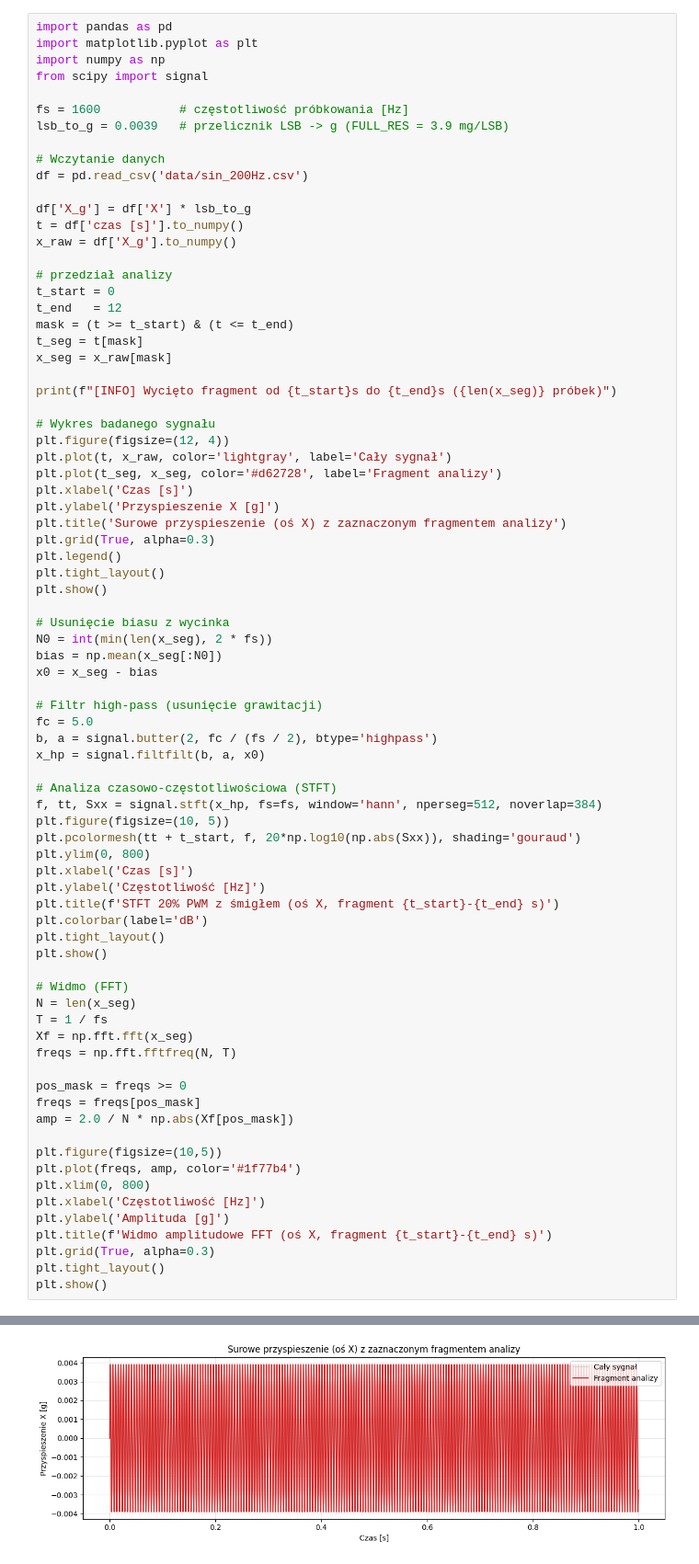
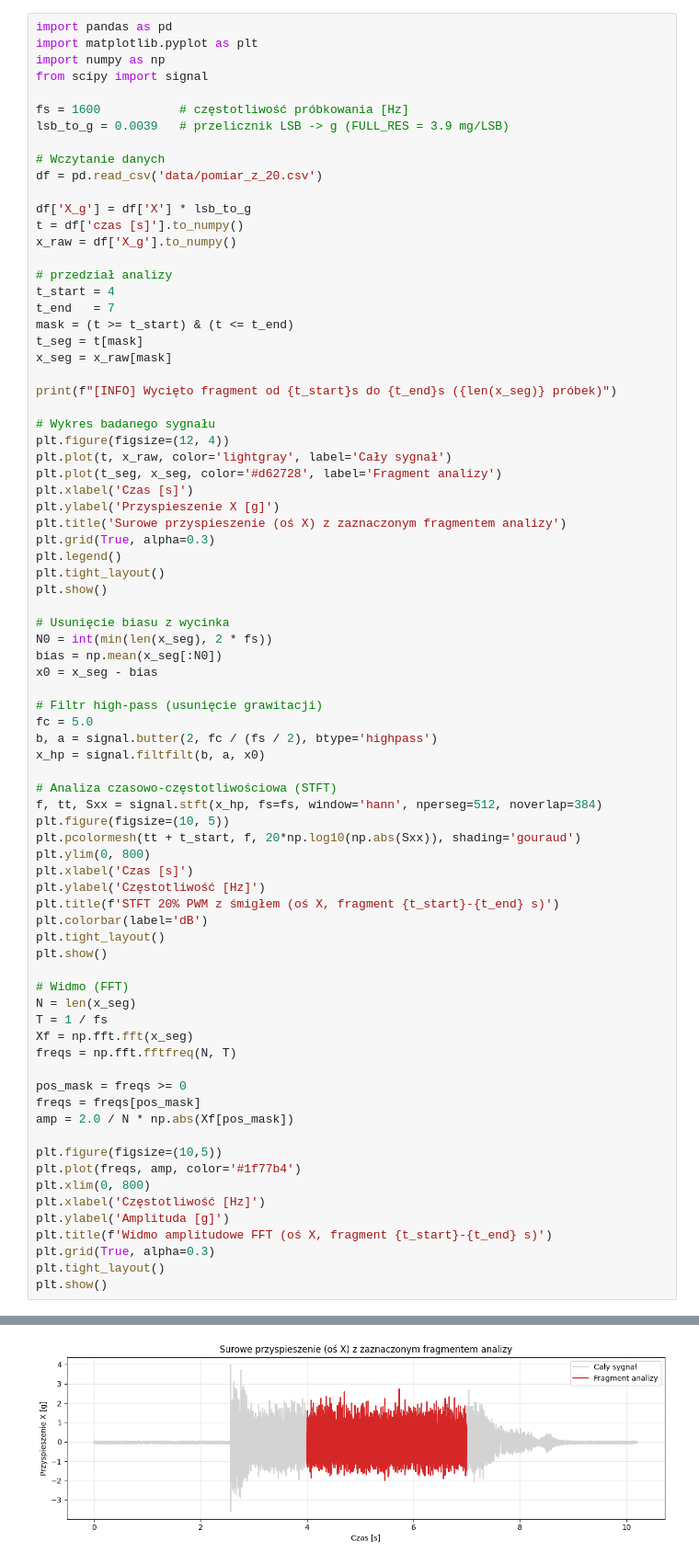
Before and after one commit to ThisIsSzimon/STM32-Time-Frequency-Analysis, a Jupyter notebook: Core/Python/test.ipynb, the cells around one changed output, grey strips where cells are left out. Shown at 92% size. Saved outputs shown, nothing was run; the diff lists cells and outputs as text.

Commit message:
new data 05.11.2025

```diff
--- a/Core/Python/test.ipynb
+++ b/Core/Python/test.ipynb
@@ -8,15 +8,15 @@ fs = 1600           # częstotliwość próbkowania [Hz]
 lsb_to_g = 0.0039   # przelicznik LSB -> g (FULL_RES = 3.9 mg/LSB)
 
 # Wczytanie danych
-df = pd.read_csv('data/sin_200Hz.csv')
+df = pd.read_csv('data/pomiar_z_20.csv')
 
 df['X_g'] = df['X'] * lsb_to_g
 t = df['czas [s]'].to_numpy()
 x_raw = df['X_g'].to_numpy()
 
 # przedział analizy
-t_start = 0
-t_end   = 12
+t_start = 4
+t_end   = 7
 mask = (t >= t_start) & (t <= t_end)
 t_seg = t[mask]
 x_seg = x_raw[mask]
@@ -81 +81 @@ plt.show()
-[figure, old version]
+[figure, new version]
```
Also changed, not shown: parts of 1 cell of this notebook, 18 other files.
